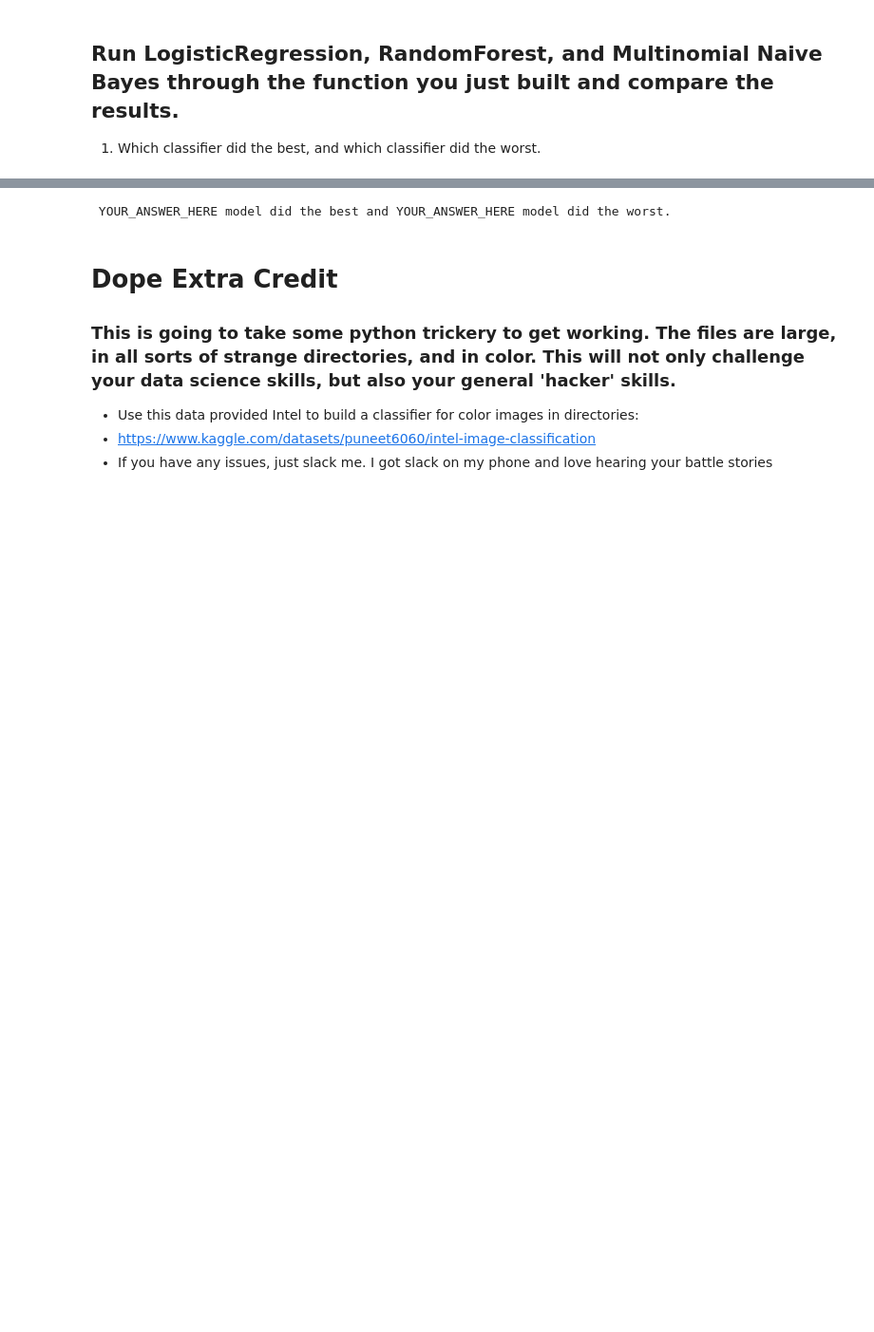
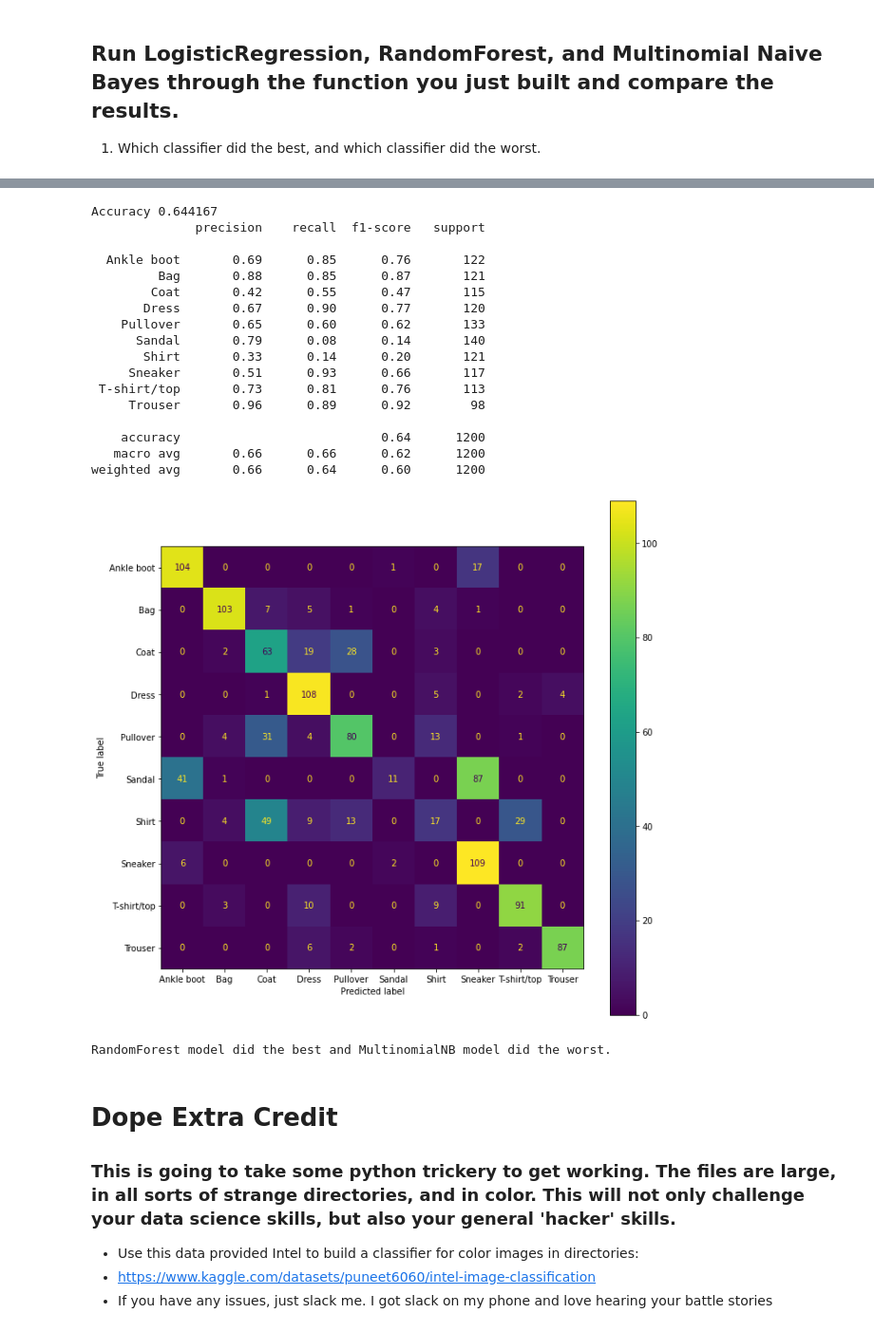
Before and after one commit to edenerio/2022-fall-data-science, a Jupyter notebook: Week-06-Image-Classification/Image-Classification-Exercise.ipynb, the cells around one changed output, grey strips where cells are left out. Shown at 95% size. Cells and saved outputs as stored; diff of their text form; code cells hidden in the pictures; blank space fills up the shorter version.

```diff
--- a/Week-06-Image-Classification/Image-Classification-Exercise.ipynb
+++ b/Week-06-Image-Classification/Image-Classification-Exercise.ipynb
@@ -253,9 +311,29 @@ def build_and_eval_model(model, X, y, random_state=23):
 # %%
 # MultinomialNB
+build_and_eval_model(mnb(), X, y)
+# %% [output]
+Accuracy 0.644167
+              precision    recall  f1-score   support
+
+  Ankle boot       0.69      0.85      0.76       122
+         Bag       0.88      0.85      0.87       121
+        Coat       0.42      0.55      0.47       115
+       Dress       0.67      0.90      0.77       120
+    Pullover       0.65      0.60      0.62       133
+      Sandal       0.79      0.08      0.14       140
+       Shirt       0.33      0.14      0.20       121
+     Sneaker       0.51      0.93      0.66       117
+ T-shirt/top       0.73      0.81      0.76       113
+     Trouser       0.96      0.89      0.92        98
+
+    accuracy                           0.64      1200
+   macro avg       0.66      0.66      0.62      1200
+weighted avg       0.66      0.64      0.60      1200
+[figure, added]
 # %%
-print('YOUR_ANSWER_HERE model did the best and YOUR_ANSWER_HERE model did the worst.')
+print('RandomForest model did the best and MultinomialNB model did the worst.')
 # %% [output]
- YOUR_ANSWER_HERE model did the best and YOUR_ANSWER_HERE model did the worst.
+RandomForest model did the best and MultinomialNB model did the worst.
 # %% [markdown]
 # Dope Extra Credit
 ### This is going to take some python trickery to get working.  The files are large, in all sorts of strange directories, and in color.  This will not only challenge your data science skills, but also your general 'hacker' skills.
```
Also changed, not shown: parts of 9 cells of this notebook.
